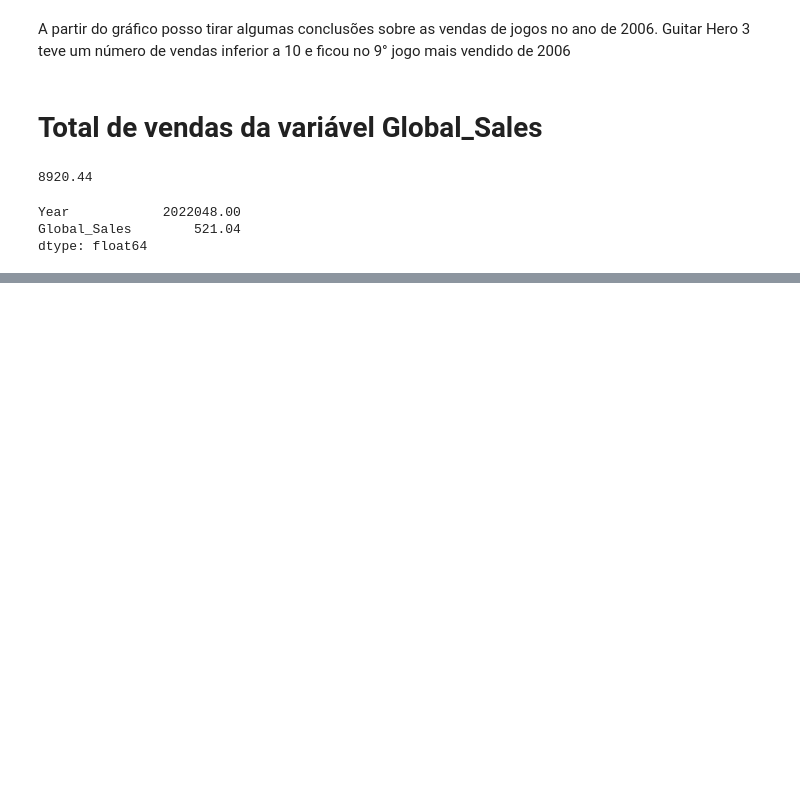
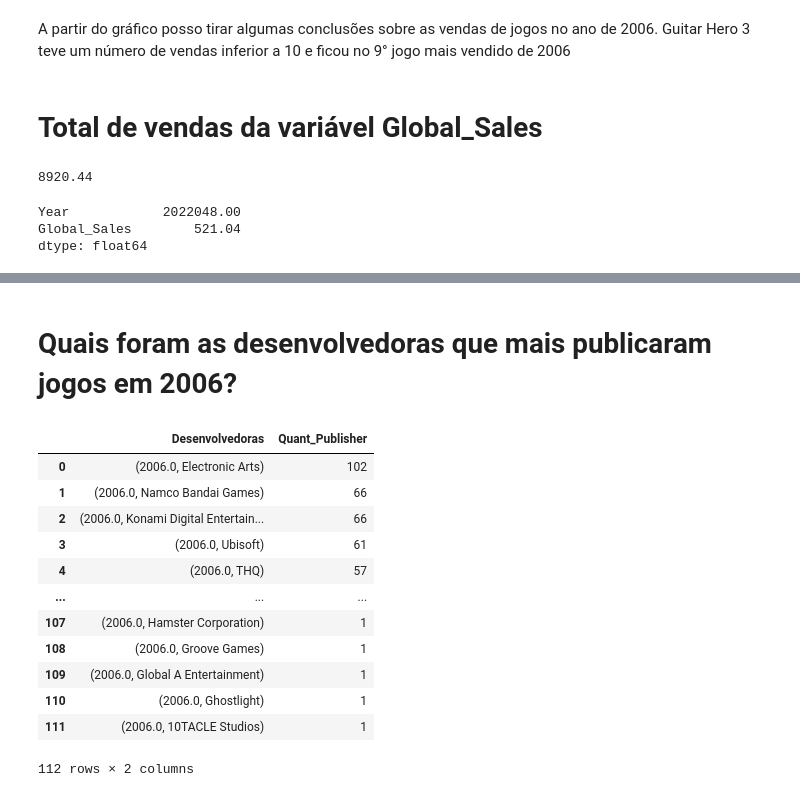
Before and after one commit to DevRaphael7/exercicios_matplotlib, a Jupyter notebook: 005 - Venda de jogos 1980 a 2016.ipynb, the cells around one changed output, grey strips where cells are left out. Cells and saved outputs as stored; diff of their text form; code cells hidden in the pictures; blank space fills up the shorter version.

```diff
--- a/005 - Venda de jogos 1980 a 2016.ipynb
+++ b/005 - Venda de jogos 1980 a 2016.ipynb
@@ -315,0 +373,21 @@ dtype: float64
+# %% [markdown]
+# Quais foram as desenvolvedoras que mais publicaram jogos em 2006?
+# %%
+# tabela[['Year', 'Publisher']].query('Year == 2006').value_counts().keys()
+table = pd.DataFrame( tabela[['Year', 'Publisher']].query('Year == 2006').value_counts().keys(), columns=['Desenvolvedoras'])
+table['Quant_Publisher'] = tabela[['Year', 'Publisher']].query('Year == 2006').value_counts().values
+table
+# %% [output]
+|  | Desenvolvedoras | Quant_Publisher |
+| 0 | (2006.0, Electronic Arts) | 102 |
+| 1 | (2006.0, Namco Bandai Games) | 66 |
+| 2 | (2006.0, Konami Digital Entertain... | 66 |
+| 3 | (2006.0, Ubisoft) | 61 |
+| 4 | (2006.0, THQ) | 57 |
+| ... | ... | ... |
+| 107 | (2006.0, Hamster Corporation) | 1 |
+| 108 | (2006.0, Groove Games) | 1 |
+| 109 | (2006.0, Global A Entertainment) | 1 |
+| 110 | (2006.0, Ghostlight) | 1 |
+| 111 | (2006.0, 10TACLE Studios) | 1 |
+112 rows × 2 columns
```
Also changed, not shown: parts of 8 cells of this notebook, 2 other files.
